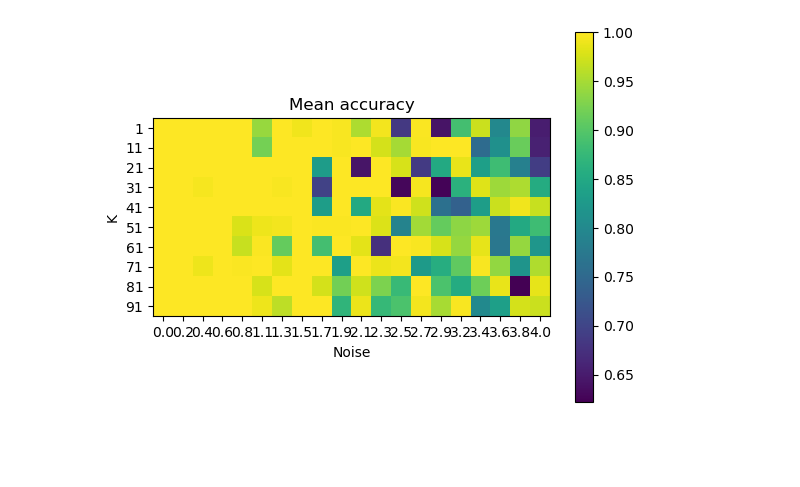
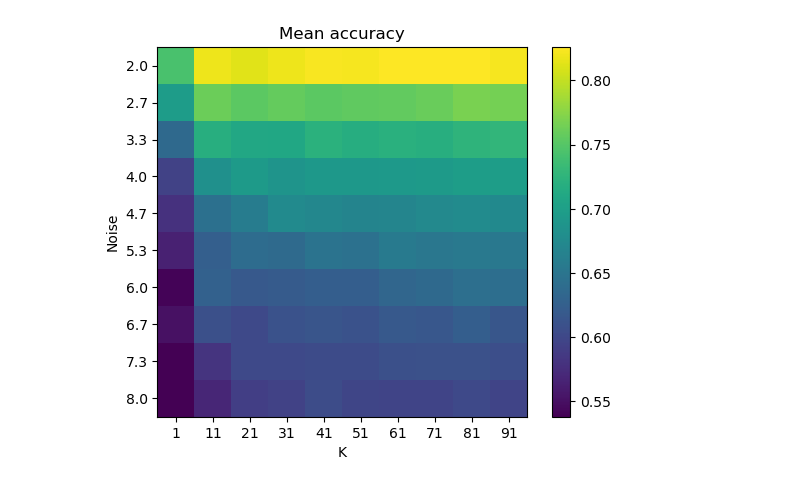
Before and after one commit to eduardo-ufmg/reconhecimento_de_padroes, a Jupyter notebook: kNN_E1/knn_E1.ipynb, the cells around one changed output. Saved outputs shown, nothing was run; the diff lists cells and outputs as text; code cells hidden in the pictures; blank space fills up the shorter version.

```diff
--- a/kNN_E1/knn_E1.ipynb
+++ b/kNN_E1/knn_E1.ipynb
@@ -37,40 +37,38 @@ plt.show()
-# %%
-ks = range(1, N_SAMPLES // 10, N_SAMPLES // 100)
-noises = np.linspace(start=0, stop=4, num=20)
-
-mean_accuracies = []
-
-for k in ks:
-  for noise in noises:
-
-    X, y = make_blobs(n_samples=N_SAMPLES, centers=2, cluster_std=noise)
-
-    kf = KFold(n_splits=5)
-    knn = KNeighborsClassifier(n_neighbors=k)
-
-    accuracies = []
-
-    for train_index, test_index in kf.split(X):
-
-      X_train, X_test = X[train_index], X[test_index]
-      y_train, y_test = y[train_index], y[test_index]
-
-      knn.fit(X_train, y_train)
-      y_pred = knn.predict(X_test)
-
-      accuracies.append(accuracy_score(y_test, y_pred))
-
-    mean_accuracies.append(np.mean(accuracies))
-
-mean_accuracies = np.array(mean_accuracies).reshape(len(ks), len(noises))
-
-plt.imshow(mean_accuracies, interpolation='nearest')
-plt.colorbar()
-plt.xlabel('Noise')
-plt.ylabel('K')
-plt.xticks(np.arange(len(noises)), [f'{n:.1f}' for n in noises])
-plt.yticks(np.arange(len(ks)), ks)
-plt.title('Mean accuracy')
-plt.show()
-# %% [output]
-[figure, removed]
+# %%
+ks = range(1, N_SAMPLES // 10, N_SAMPLES // 100)
+noises = np.linspace(start=2, stop=8, num=10)
+
+mean_accuracies = []
+
+for noise in noises:
+
+  X, y = make_blobs(n_samples=N_SAMPLES, centers=2, cluster_std=noise, random_state=0)
+  kf = KFold(n_splits=10, shuffle=True, random_state=0)
+
+  for k in ks:
+
+    accuracies = []
+
+    for train_index, test_index in kf.split(X):
+
+      knn = KNeighborsClassifier(n_neighbors=k)
+      knn.fit(X[train_index], y[train_index])
+
+      y_pred = knn.predict(X[test_index])
+
+      accuracies.append(accuracy_score(y[test_index], y_pred))
+
+    mean_accuracies.append(np.mean(accuracies))
+
+mean_accuracies = np.array(mean_accuracies).reshape(len(noises), len(ks))
+
+plt.imshow(mean_accuracies, interpolation='nearest')
+plt.colorbar()
+plt.xlabel('K')
+plt.ylabel('Noise')
+plt.xticks(np.arange(len(ks)), ks)
+plt.yticks(np.arange(len(noises)), [f'{n:.1f}' for n in noises])
+plt.title('Mean accuracy')
+plt.show()
+# %% [output]
+[figure, added]
```
Also changed, not shown: parts of 1 cell of this notebook, 4 other files.
